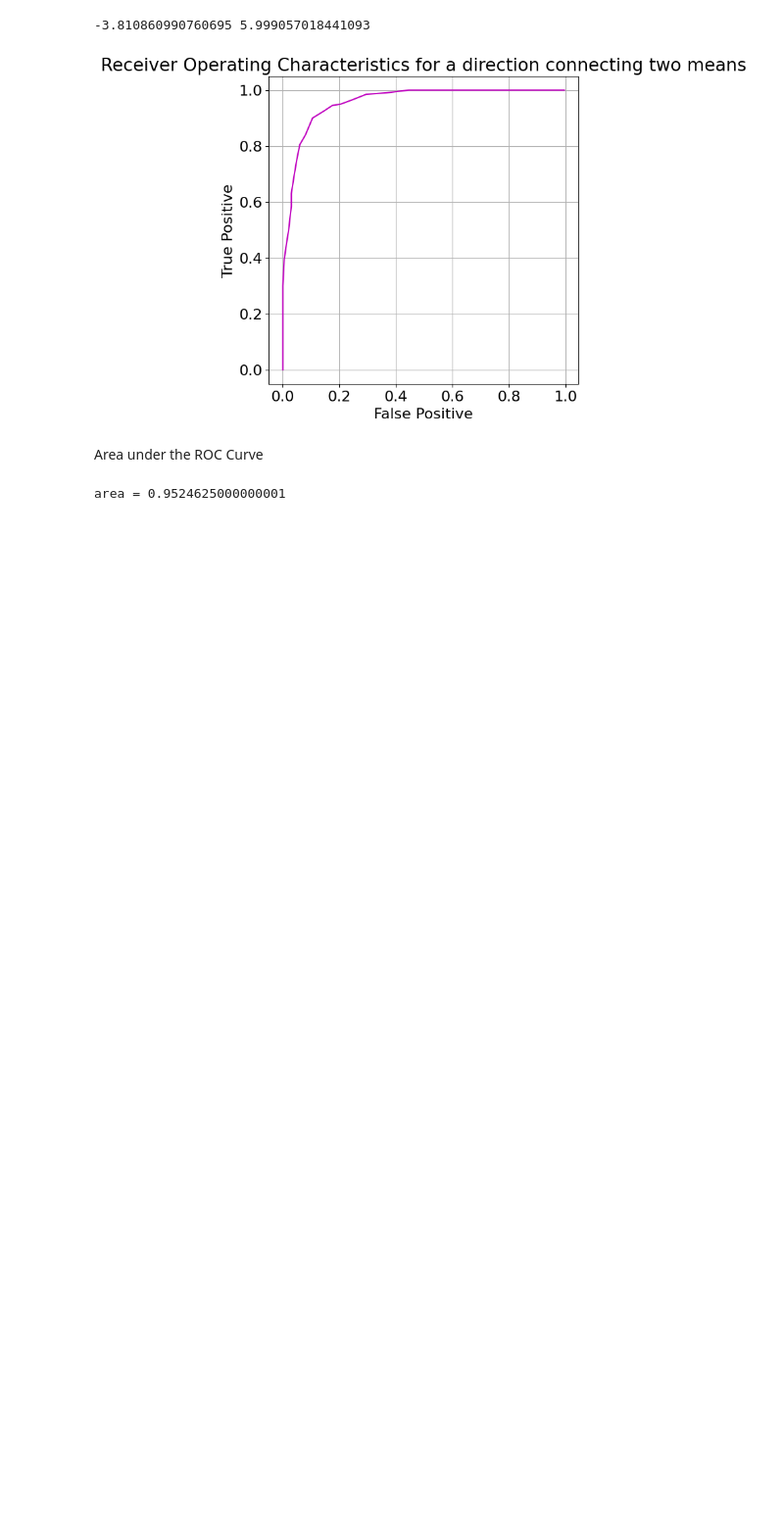
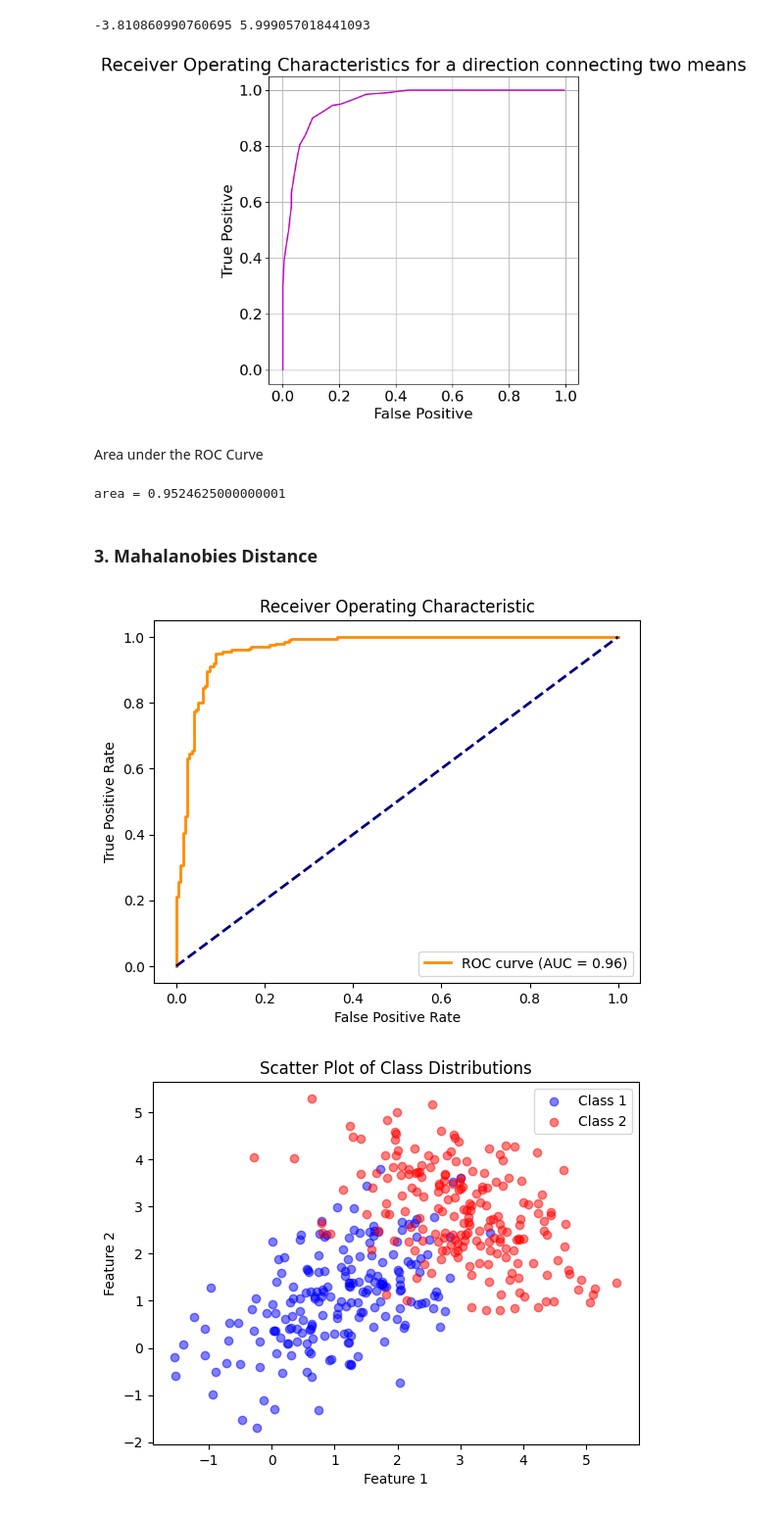
Before and after one commit to EshanJayasundara/Machine_Learning_Lab, a Jupyter notebook: Lab03/ML_LAB_03.ipynb, the cells around one changed output. Shown at 98% size. Cells and saved outputs as stored; diff of their text form; code cells hidden in the pictures; blank space fills up the shorter version.

```diff
--- a/Lab03/ML_LAB_03.ipynb
+++ b/Lab03/ML_LAB_03.ipynb
@@ -570,3 +570,67 @@ Area under the ROC Curve
 print("area =",np.trapz(ROC[::-1,0], ROC[::-1,1]))
 # %% [output]
 area = 0.9524625000000001
+# %% [markdown]
+### 3. Mahalanobies Distance
+# %%
+import numpy as np
+import matplotlib.pyplot as plt
+from sklearn.metrics import roc_curve, auc
+
+def mahalanobis_distance(x, mu, cov):
+    # Calculate the Mahalanobis distance
+    diff = x - mu
+    inv_cov = np.linalg.inv(cov)
+    dist = np.sqrt(np.dot(np.dot(diff, inv_cov), diff.T))
+    return dist
+
+# Generate random datasets from normal distributions
+np.random.seed(0)  # for reproducibility
+num_samples = 200
+mu1 = np.array([1, 1])
+cov1 = np.array([[1, 0.5], [0.5, 1]])
+class1_data = np.random.multivariate_normal(mu1, cov1, num_samples)
+
+mu2 = np.array([3, 3])
+cov2 = np.array([[1, -0.5], [-0.5, 1]])
+class2_data = np.random.multivariate_normal(mu2, cov2, num_samples)
+
+# Combine the datasets
+X = np.vstack((class1_data, class2_data))
+y = np.hstack((np.zeros(num_samples), np.ones(num_samples)))  # class labels
+
+# Calculate the Mahalanobis distances
+mu1_est = np.mean(class1_data, axis=0)
+mu2_est = np.mean(class2_data, axis=0)
+cov_est = np.cov(X.T)  # pooled covariance matrix
+
+distances = np.zeros(X.shape[0])
+for i, x in enumerate(X):
+    distances[i] = mahalanobis_distance(x, mu1_est, cov_est) - mahalanobis_distance(x, mu2_est, cov_est)
+
+# Calculate ROC curve and AUC
+fpr, tpr, thresholds = roc_curve(y, distances)
+roc_auc = auc(fpr, tpr)
+
+# Plot ROC curve
+plt.figure()
+plt.plot(fpr, tpr, color='darkorange', lw=2, label=f'ROC curve (AUC = {roc_auc:.2f})')
+plt.plot([0, 1], [0, 1], color='navy', lw=2, linestyle='--')
+plt.xlabel('False Positive Rate')
+plt.ylabel('True Positive Rate')
+plt.title('Receiver Operating Characteristic')
+plt.legend(loc="lower right")
+plt.show()
+
+# Plot the distributions as scatter plot
+plt.figure()
+plt.scatter(class1_data[:, 0], class1_data[:, 1], label='Class 1', c='blue', alpha=0.5)
+plt.scatter(class2_data[:, 0], class2_data[:, 1], label='Class 2', c='red', alpha=0.5)
+plt.xlabel('Feature 1')
+plt.ylabel('Feature 2')
+plt.title('Scatter Plot of Class Distributions')
+plt.legend()
+plt.show()
+# %% [output]
+[figure, added]
+[figure, added]
```
